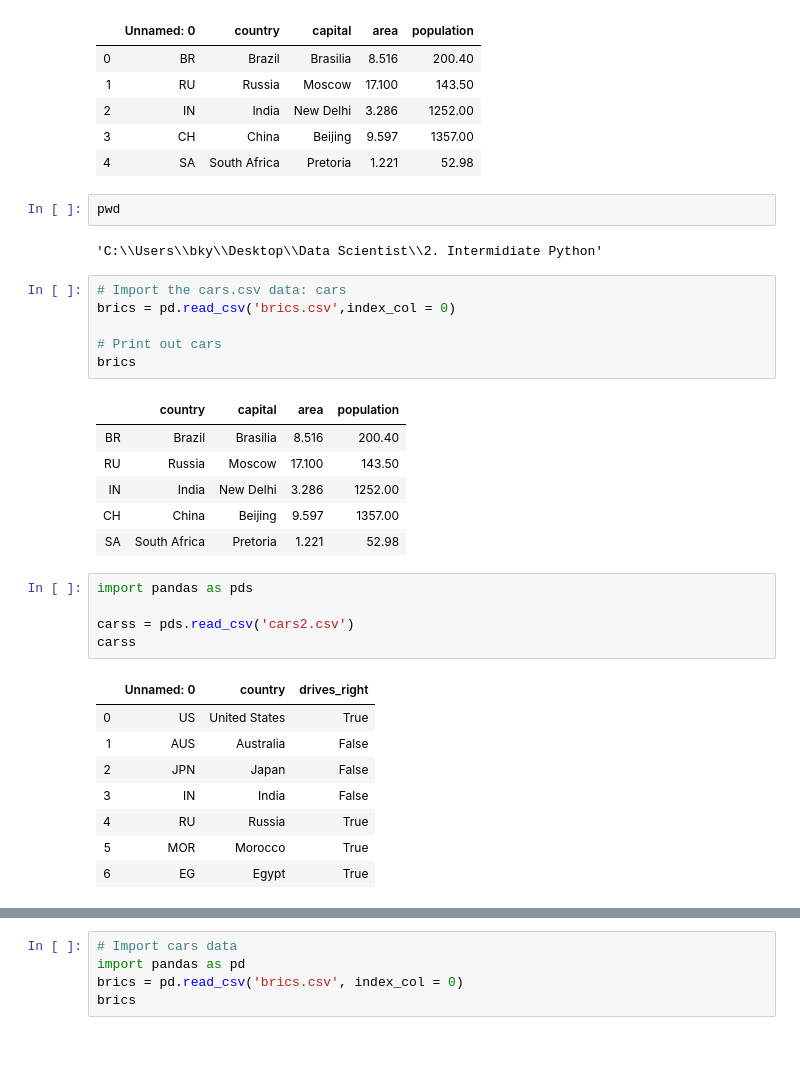
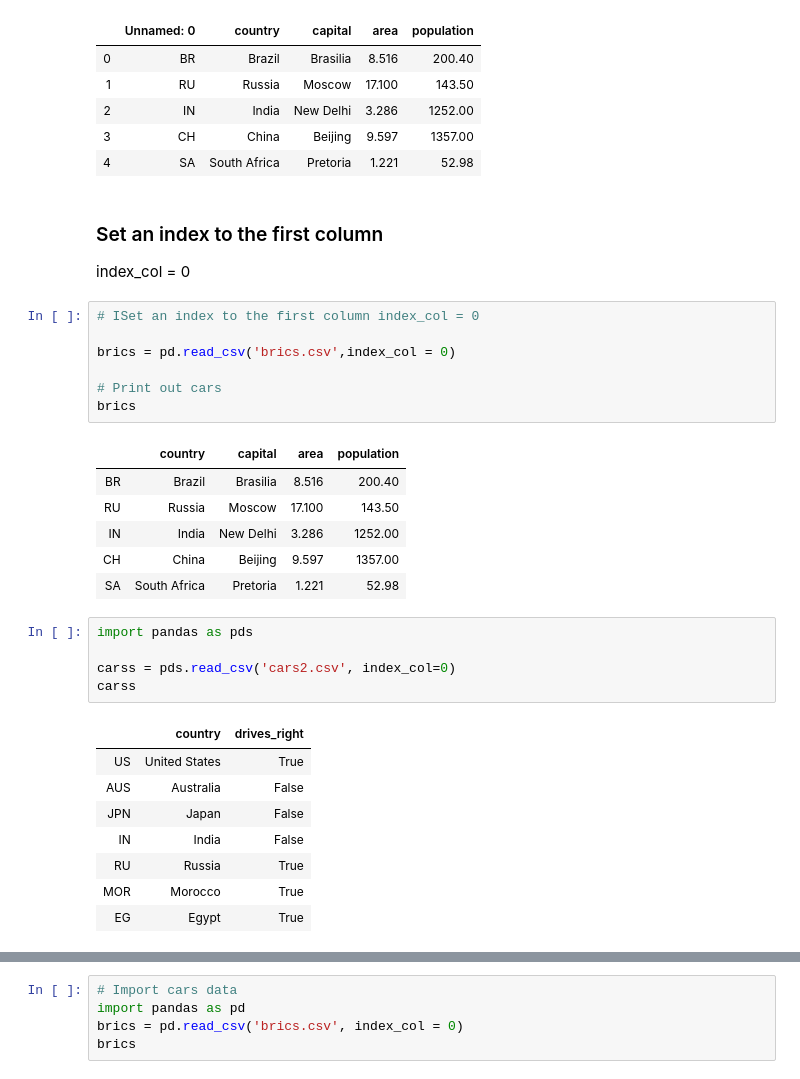
Before and after one commit to BeTKH/DataScieneinPython, a Jupyter notebook: 2. Intermediate Python.ipynb, the cells around one changed output, grey strips where cells are left out. Drawn from its saved outputs; the diff is of its cells as text; blank space fills up the shorter version.

```diff
--- a/2. Intermediate Python.ipynb
+++ b/2. Intermediate Python.ipynb
@@ -461,12 +746,13 @@ brics
 | 2 | IN | India | New Delhi | 3.286 | 1252.00 |
 | 3 | CH | China | Beijing | 9.597 | 1357.00 |
 | 4 | SA | South Africa | Pretoria | 1.221 | 52.98 |
-# %%
-pwd
-# %% [output]
-'C:\\Users\\bky\\Desktop\\Data Scientist\\2. Intermidiate Python'
+# %% [markdown]
+### Set an index to the first column
+
+index_col = 0
 # %%
-# Import the cars.csv data: cars
+# ISet an index to the first column index_col = 0
+
 brics = pd.read_csv('brics.csv',index_col = 0)
 
 # Print out cars
@@ -481,17 +767,17 @@ brics
 # %%
 import pandas as pds
 
-carss = pds.read_csv('cars2.csv')
+carss = pds.read_csv('cars2.csv', index_col=0)
 carss
 # %% [output]
-|  | Unnamed: 0 | country | drives_right |
-| 0 | US | United States | True |
-| 1 | AUS | Australia | False |
-| 2 | JPN | Japan | False |
-| 3 | IN | India | False |
-| 4 | RU | Russia | True |
-| 5 | MOR | Morocco | True |
-| 6 | EG | Egypt | True |
+|  | country | drives_right |
+| US | United States | True |
+| AUS | Australia | False |
+| JPN | Japan | False |
+| IN | India | False |
+| RU | Russia | True |
+| MOR | Morocco | True |
+| EG | Egypt | True |
 # %% [markdown]
 ### Index and Select Data
 
```
Also changed, not shown: parts of 65 cells of this notebook.
